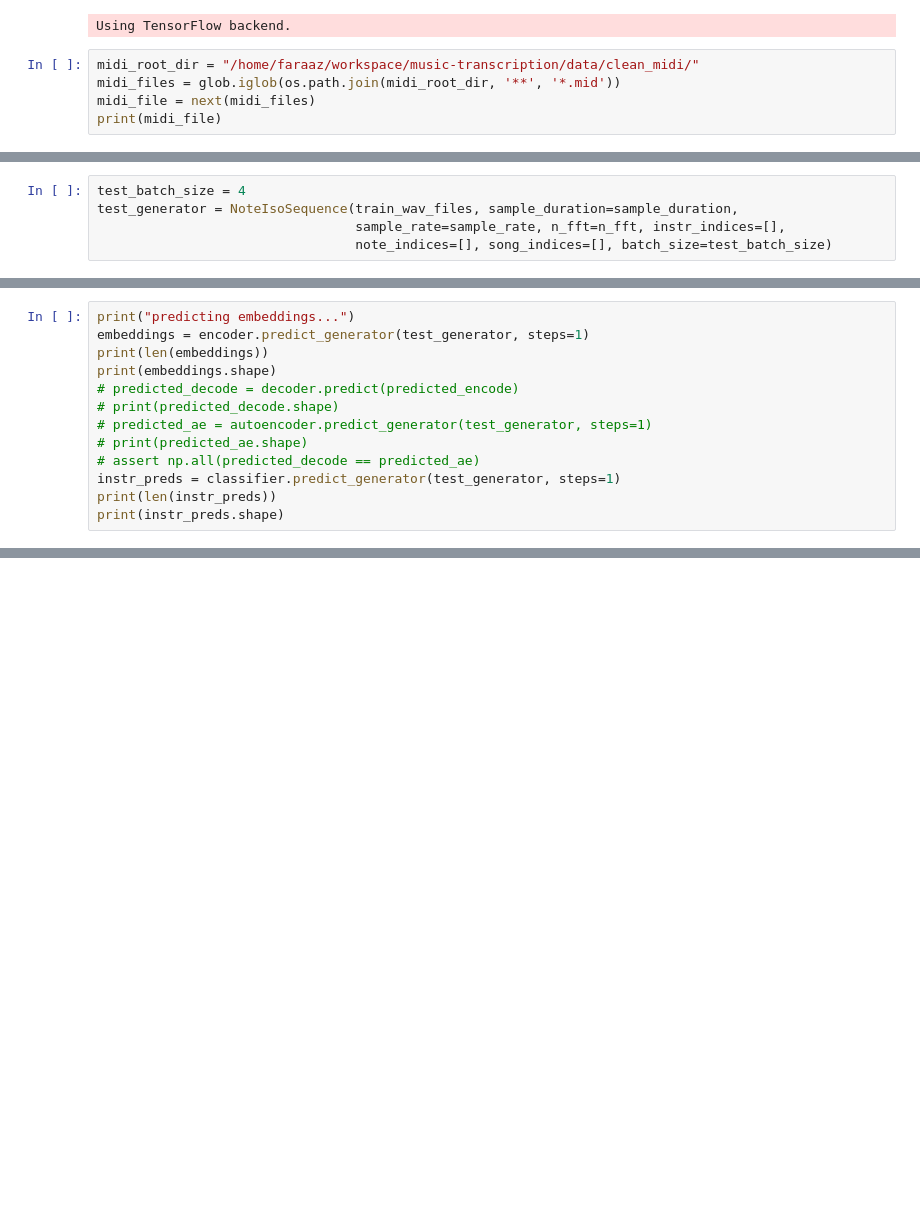
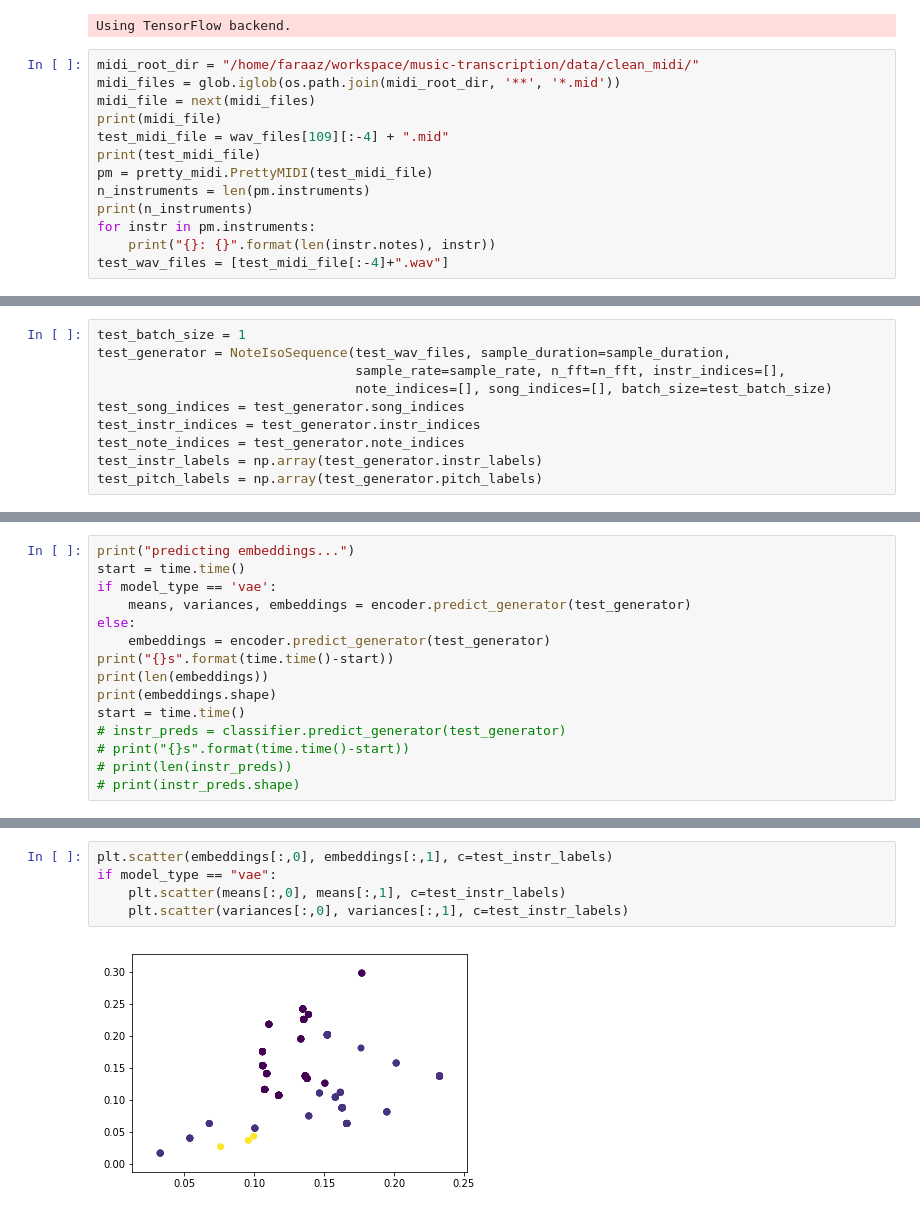
Before and after one commit to faraazn/music-transcription, a Jupyter notebook: amt/models/note_iso/cluster.ipynb, the cells around one changed output, grey strips where cells are left out. Cells and saved outputs as stored; diff of their text form; blank space fills up the shorter version.

```diff
--- a/amt/models/note_iso/cluster.ipynb
+++ b/amt/models/note_iso/cluster.ipynb
@@ -26,5 +26,13 @@ midi_root_dir = "/home/faraaz/workspace/music-transcription/data/clean_midi/"
 midi_files = glob.iglob(os.path.join(midi_root_dir, '**', '*.mid'))
 midi_file = next(midi_files)
 print(midi_file)
+test_midi_file = wav_files[109][:-4] + ".mid"
+print(test_midi_file)
+pm = pretty_midi.PrettyMIDI(test_midi_file)
+n_instruments = len(pm.instruments)
+print(n_instruments)
+for instr in pm.instruments:
+    print("{}: {}".format(len(instr.notes), instr))
+test_wav_files = [test_midi_file[:-4]+".wav"]
 # %% [output]
 /home/faraaz/workspace/music-transcription/data/clean_midi/Redbone/Come and Get Your Love.mid
@@ -53,7 +64,12 @@ else:
 # %% [output]
 loading model
 # %%
-test_batch_size = 4
-test_generator = NoteIsoSequence(train_wav_files, sample_duration=sample_duration,
+test_batch_size = 1
+test_generator = NoteIsoSequence(test_wav_files, sample_duration=sample_duration,
                                  sample_rate=sample_rate, n_fft=n_fft, instr_indices=[],
                                  note_indices=[], song_indices=[], batch_size=test_batch_size)
+test_song_indices = test_generator.song_indices
+test_instr_indices = test_generator.instr_indices
+test_note_indices = test_generator.note_indices
+test_instr_labels = np.array(test_generator.instr_labels)
+test_pitch_labels = np.array(test_generator.pitch_labels)
@@ -89,15 +76,17 @@ for i in range(test_batch_size):
 # %%
 print("predicting embeddings...")
-embeddings = encoder.predict_generator(test_generator, steps=1)
+start = time.time()
+if model_type == 'vae':
+    means, variances, embeddings = encoder.predict_generator(test_generator)
+else:
+    embeddings = encoder.predict_generator(test_generator)
+print("{}s".format(time.time()-start))
 print(len(embeddings))
 print(embeddings.shape)
-# predicted_decode = decoder.predict(predicted_encode)
-# print(predicted_decode.shape)
-# predicted_ae = autoencoder.predict_generator(test_generator, steps=1)
-# print(predicted_ae.shape)
-# assert np.all(predicted_decode == predicted_ae)
-instr_preds = classifier.predict_generator(test_generator, steps=1)
-print(len(instr_preds))
-print(instr_preds.shape)
+start = time.time()
+# instr_preds = classifier.predict_generator(test_generator)
+# print("{}s".format(time.time()-start))
+# print(len(instr_preds))
+# print(instr_preds.shape)
 # %% [output]
 predicting embeddings...
@@ -218,0 +224,7 @@ for i in range(128):
+# %%
+plt.scatter(embeddings[:,0], embeddings[:,1], c=test_instr_labels)
+if model_type == "vae":
+    plt.scatter(means[:,0], means[:,1], c=test_instr_labels)
+    plt.scatter(variances[:,0], variances[:,1], c=test_instr_labels)
+# %% [output]
+[figure, added]
```
Also changed, not shown: parts of 19 cells of this notebook, 5 other files.
